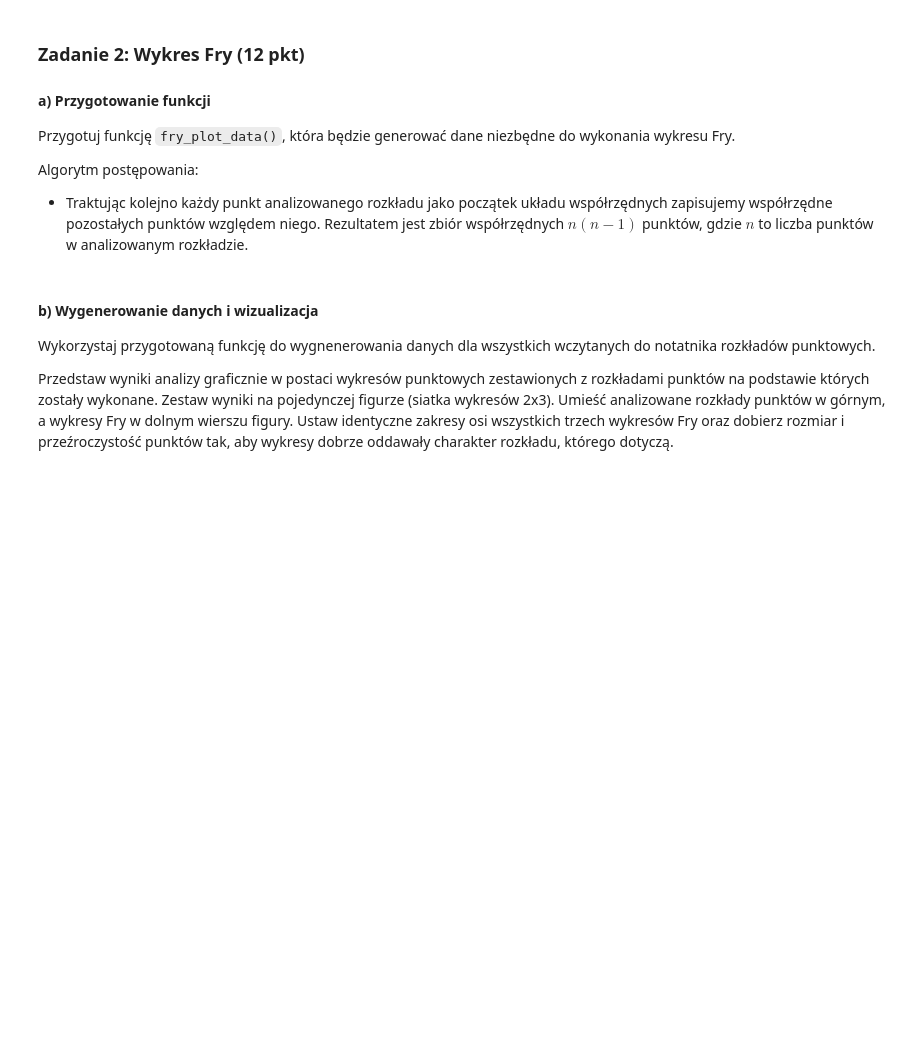
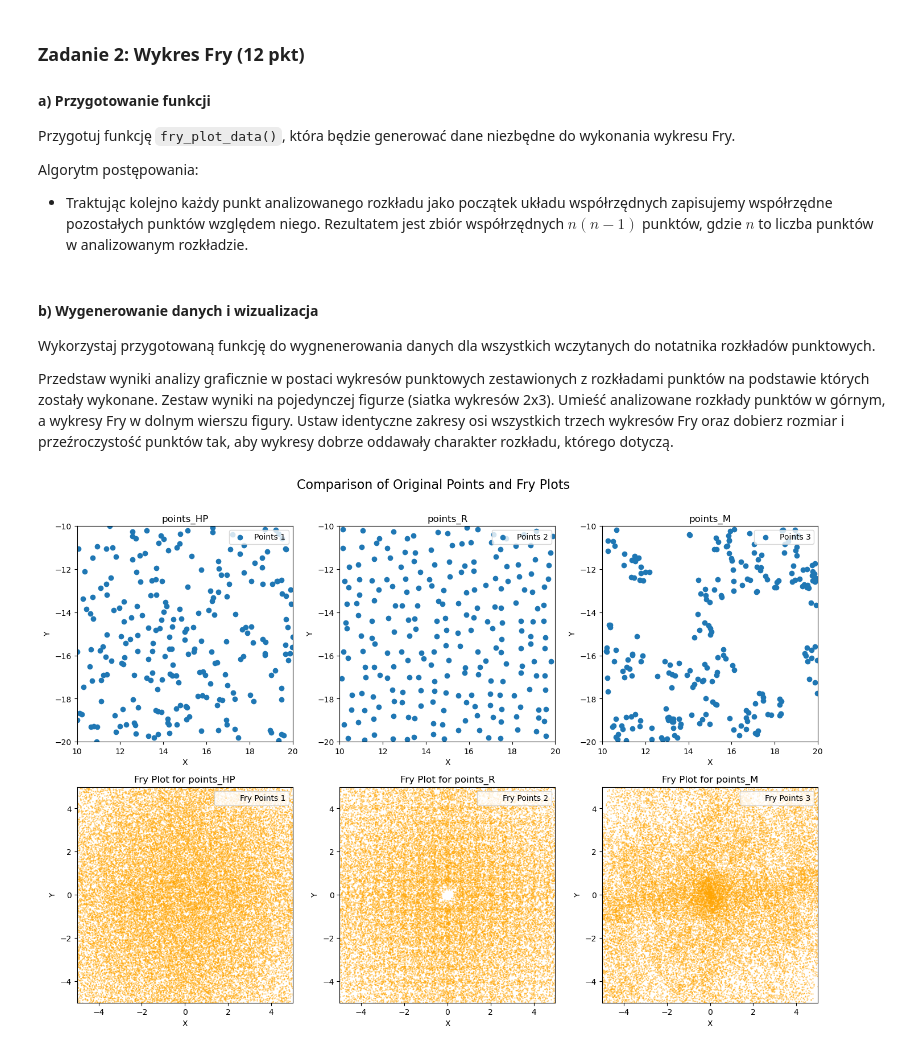
Before and after one commit to kubanskan/ADP, a Jupyter notebook: ZZ4-Badanierelacjimiedzypunktami/ZZ04.ipynb, the cells around one changed output. Saved outputs shown, nothing was run; the diff lists cells and outputs as text; code cells hidden in the pictures; blank space fills up the shorter version.

```diff
--- a/ZZ4-Badanierelacjimiedzypunktami/ZZ04.ipynb
+++ b/ZZ4-Badanierelacjimiedzypunktami/ZZ04.ipynb
@@ -235,33 +239,37 @@ inputs = [points_HP, points_R, points_M]
 inputs_title = ["points_HP", "points_R", "points_M"]
 fry_points = [fry_plot_data(input) for input in inputs]
 
 fig, axes = plt.subplots(2, 3, figsize=(14, 10), facecolor='white')  # Set a white background
 
 # Plot original points
 for i, (input_data, ax) in enumerate(zip(inputs, axes[0])):
     ax.scatter(input_data['X'], input_data['Y'], label=f'Points {i+1}')
     ax.set_title(inputs_title[i])
     ax.set_xlabel('X')
     ax.set_ylabel('Y')
-    ax.legend()
+    ax.set_xlim(10, 20)
+    ax.set_ylim(-20, -10)
+    ax.legend(loc='upper right')
     ax.set_aspect('equal')
 
 # Plot Fry points
 for i, (fry_data, ax) in enumerate(zip(fry_points, axes[1])):
-    ax.scatter(fry_data['X'], fry_data['Y'], label=f'Fry Points {i+1}', alpha=0.05, color="orange")
+    ax.scatter(fry_data['X'], fry_data['Y'], label=f'Fry Points {i+1}', s=0.8, alpha=0.4, color="orange")
     ax.set_title(f'Fry Plot for {inputs_title[i]}')
     ax.set_xlabel('X')
     ax.set_ylabel('Y')
-    ax.legend()
+    ax.legend(loc='upper right')
 
 # Set common axis limits for Fry points plots
 for ax in axes[1]:
     ax.set_xlim(-5, 5)
     ax.set_ylim(-5, 5)
     ax.set_aspect('equal')  # Maintain equal aspect ratio based on data limits
 
 # Set a title for the entire figure
 fig.suptitle('Comparison of Original Points and Fry Plots', fontsize=16)
 
 plt.tight_layout(rect=[0, 0, 1, 0.97])  # Adjust layout to accommodate the suptitle
 plt.show()
+# %% [output]
+[figure, added]
```
Also changed, not shown: parts of 1 cell of this notebook.
